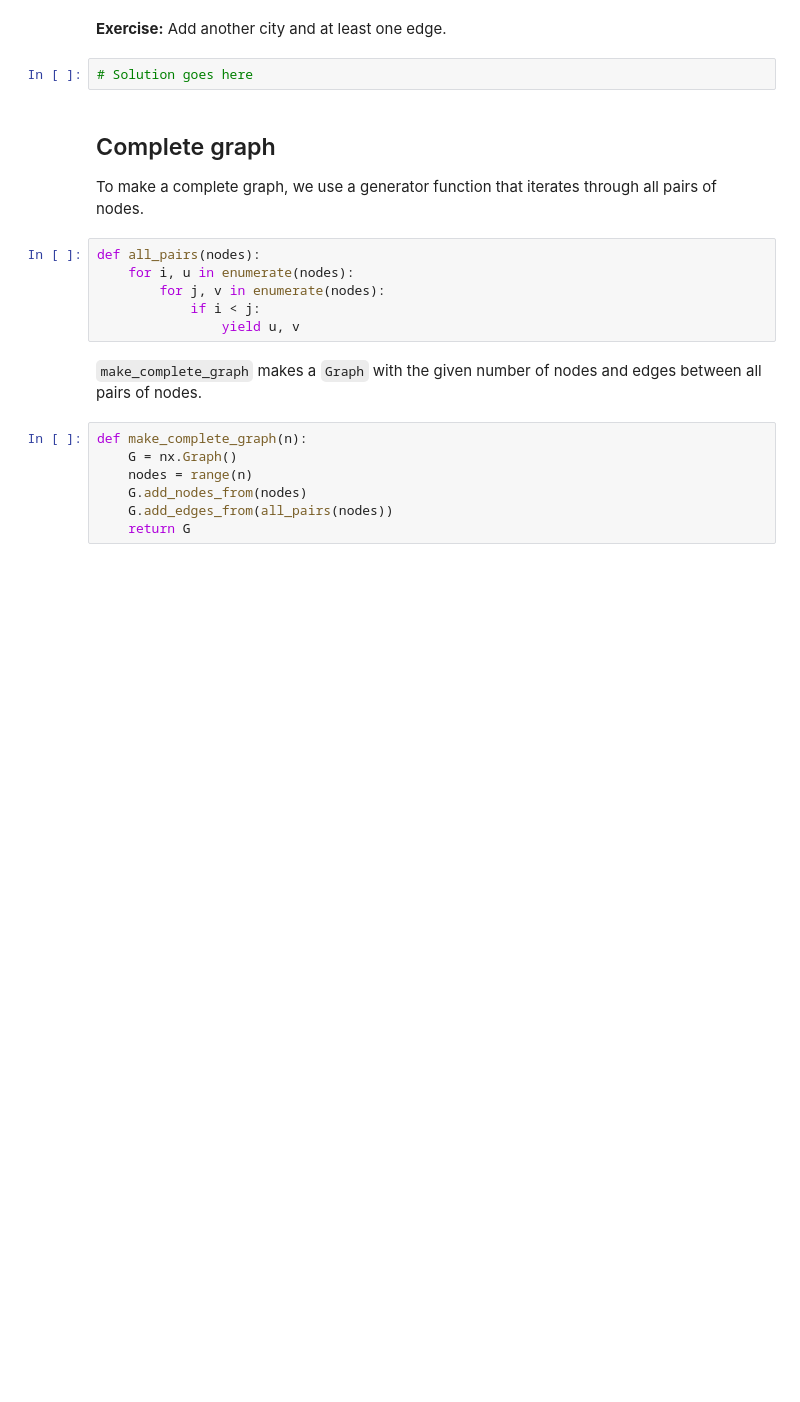
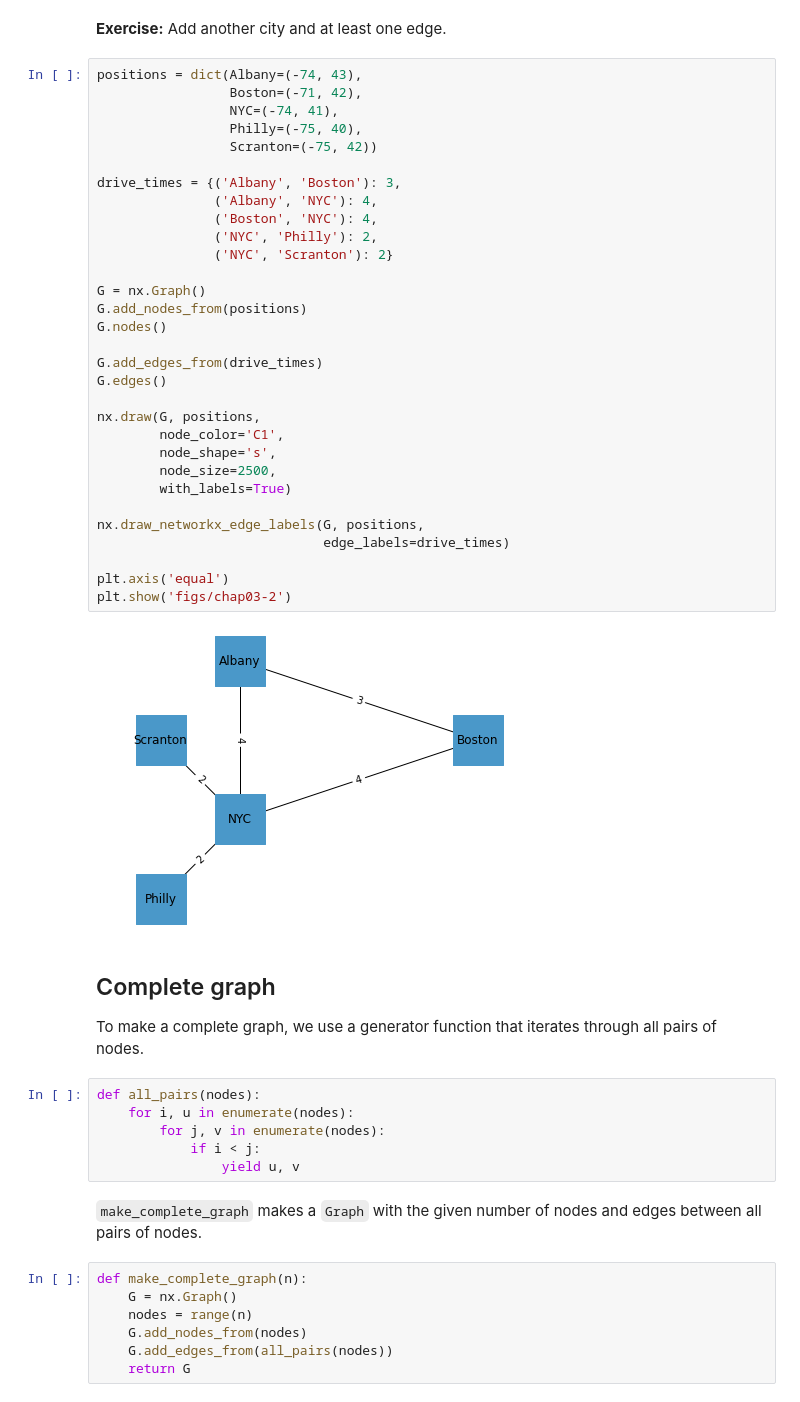
Before and after one commit to lukaradonjic21/cap-comp215, a Jupyter notebook: labs/lab4.ipynb, the cells around one changed output. Drawn from its saved outputs; the diff is of its cells as text; blank space fills up the shorter version.

```diff
--- a/labs/lab4.ipynb
+++ b/labs/lab4.ipynb
@@ -135,7 +146,38 @@ plt.show('figs/chap03-2')
 # %% [markdown]
 **Exercise:**  Add another city and at least one edge.
-# %%
-# Solution goes here
+# %%
+positions = dict(Albany=(-74, 43),
+                 Boston=(-71, 42),
+                 NYC=(-74, 41),
+                 Philly=(-75, 40),
+                 Scranton=(-75, 42))
+
+drive_times = {('Albany', 'Boston'): 3,
+               ('Albany', 'NYC'): 4,
+               ('Boston', 'NYC'): 4,
+               ('NYC', 'Philly'): 2,
+               ('NYC', 'Scranton'): 2}
+
+G = nx.Graph()
+G.add_nodes_from(positions)
+G.nodes()
+
+G.add_edges_from(drive_times)
+G.edges()
+
+nx.draw(G, positions,
+        node_color='C1',
+        node_shape='s',
+        node_size=2500,
+        with_labels=True)
+
+nx.draw_networkx_edge_labels(G, positions,
+                             edge_labels=drive_times)
+
+plt.axis('equal')
+plt.show('figs/chap03-2')
+# %% [output]
+[figure, added]
 # %% [markdown]
 ## Complete graph
 
```
Also changed, not shown: parts of 7 cells of this notebook.
